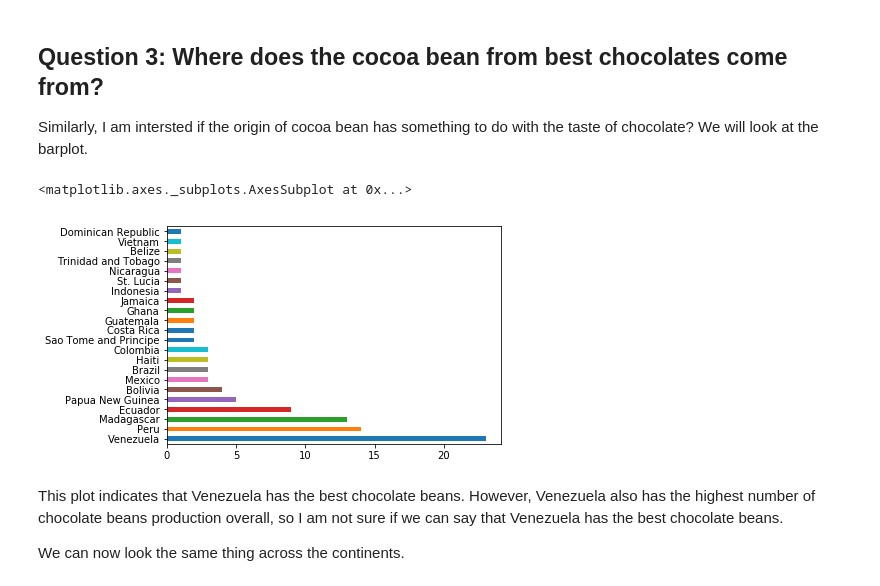
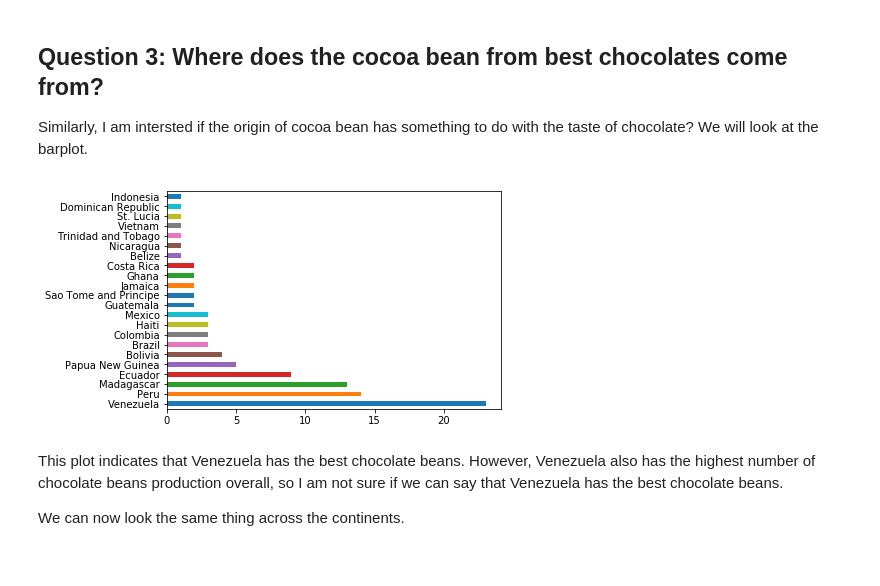
Before and after one commit to doroslava/Chocolate_ratings_analysis, a Jupyter notebook: Chocolate Bar Ratings.ipynb, the cells around one changed output. Saved outputs shown, nothing was run; the diff lists cells and outputs as text; code cells hidden in the pictures.

```diff
--- a/Chocolate Bar Ratings.ipynb
+++ b/Chocolate Bar Ratings.ipynb
@@ -190,13 +207,10 @@ overall_counts = df.CompanyLocation.value_counts()[best_counts.keys()]
 ## Question 3: Where does the cocoa bean from best chocolates come from?
 
 Similarly, I am intersted if the origin of cocoa bean has something to do with the taste of chocolate? We will look at the barplot.
-# %%
-best_counts = df[df["Rating"] >= 4.0].BroadBeanOrigin.str.split(", ").apply(pd.Series,1).stack()
-
-best_counts.value_counts().plot.barh()
-# %% [output]
-<matplotlib.axes._subplots.AxesSubplot at 0x...>
-[figure, removed]
+# %%
+choco_barplot(df,"BroadBeanOrigin")
+# %% [output]
+[figure, added]
 # %% [markdown]
 This plot indicates that Venezuela has the best chocolate beans. However, Venezuela also has the highest number of chocolate beans production overall, so I am not sure if we can say that Venezuela has the best chocolate beans.
 
```
Also changed, not shown: parts of 18 cells of this notebook.
